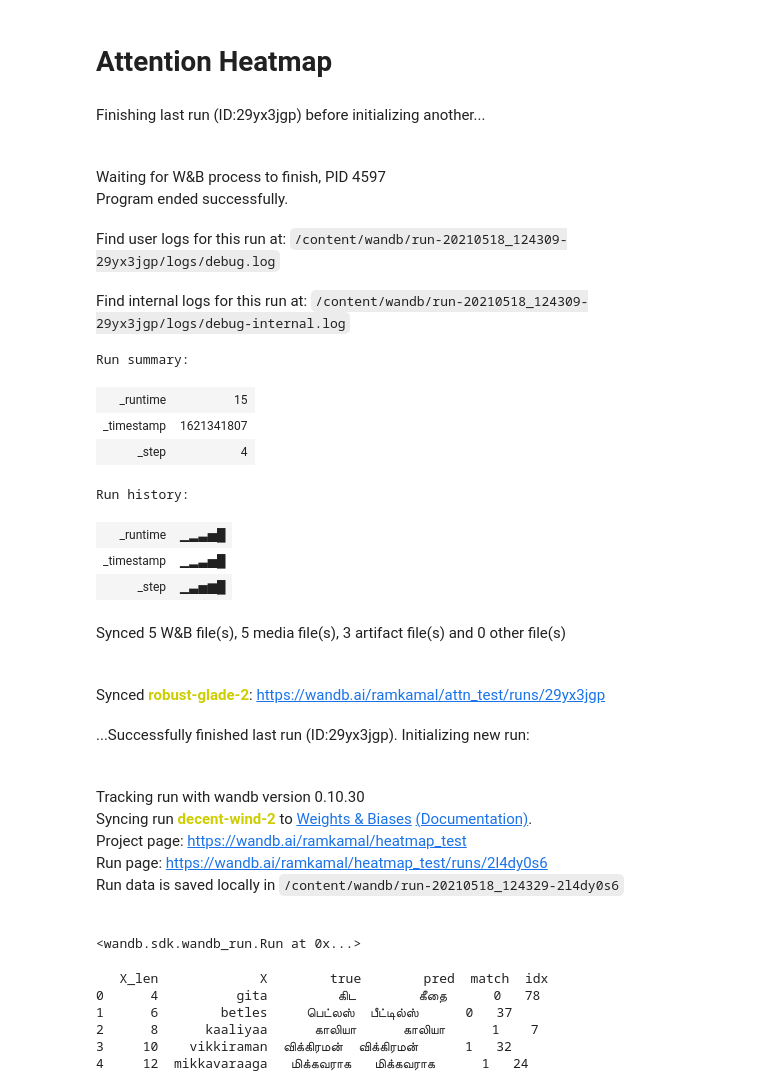
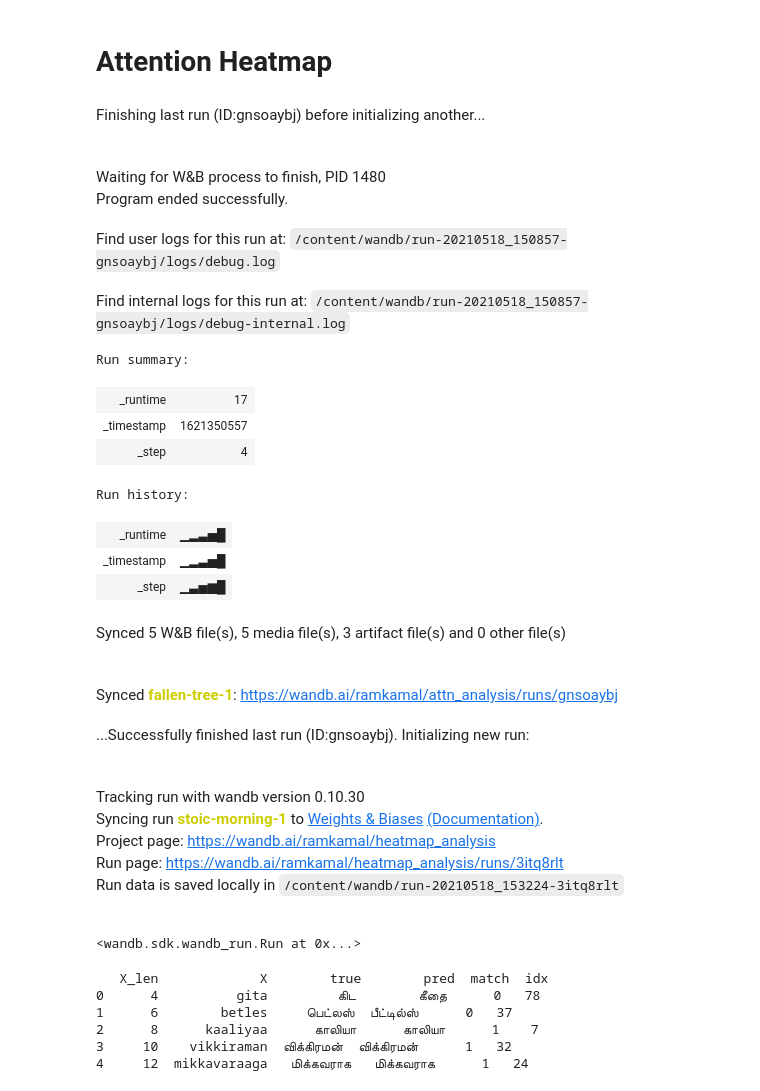
Before and after one commit to ramkamal2000/cs6910_assignment3, a Jupyter notebook: analysis.ipynb, the cells around one changed output. Drawn from its saved outputs; the diff is of its cells as text; code cells hidden in the pictures.

```diff
--- a/analysis.ipynb
+++ b/analysis.ipynb
@@ -717,27 +733,27 @@ wandb.log({"ED=1 Top Corrected Mistranliterations": wandb.Table(columns=['Origin
 # %% [markdown]
 # Attention Heatmap
 # %%
-wandb.init(project='heatmap_test')
+wandb.init(project='heatmap_analysis')
 # %% [output]
-Finishing last run (ID:29yx3jgp) before initializing another...
+Finishing last run (ID:gnsoaybj) before initializing another...
-Waiting for W&B process to finish, PID 4597
+Waiting for W&B process to finish, PID 1480
 Program ended successfully.
-Find user logs for this run at: /content/wandb/run-20210518_124309-29yx3jgp/logs/debug.log
+Find user logs for this run at: /content/wandb/run-20210518_150857-gnsoaybj/logs/debug.log
-Find internal logs for this run at: /content/wandb/run-20210518_124309-29yx3jgp/logs/debug-internal.log
+Find internal logs for this run at: /content/wandb/run-20210518_150857-gnsoaybj/logs/debug-internal.log
 Run summary:
-| _runtime | 15 |
-| _timestamp | 1621341807 |
+| _runtime | 17 |
+| _timestamp | 1621350557 |
 | _step | 4 |
 Run history:
 | _runtime | ▁▂▃▅█ |
 | _timestamp | ▁▂▃▅█ |
 | _step | ▁▃▅▆█ |
 Synced 5 W&B file(s), 5 media file(s), 3 artifact file(s) and 0 other file(s)
-Synced robust-glade-2: https://wandb.ai/ramkamal/attn_test/runs/29yx3jgp
+Synced fallen-tree-1: https://wandb.ai/ramkamal/attn_analysis/runs/gnsoaybj
-...Successfully finished last run (ID:29yx3jgp). Initializing new run:
+...Successfully finished last run (ID:gnsoaybj). Initializing new run:
 Tracking run with wandb version 0.10.30
-Syncing run decent-wind-2 to Weights & Biases (Documentation).
-Project page: https://wandb.ai/ramkamal/heatmap_test
-Run page: https://wandb.ai/ramkamal/heatmap_test/runs/2l4dy0s6
-Run data is saved locally in /content/wandb/run-20210518_124329-2l4dy0s6
+Syncing run stoic-morning-1 to Weights & Biases (Documentation).
+Project page: https://wandb.ai/ramkamal/heatmap_analysis
+Run page: https://wandb.ai/ramkamal/heatmap_analysis/runs/3itq8rlt
+Run data is saved locally in /content/wandb/run-20210518_153224-3itq8rlt
 <wandb.sdk.wandb_run.Run at 0x...>
```
Also changed, not shown: parts of 20 cells of this notebook.
